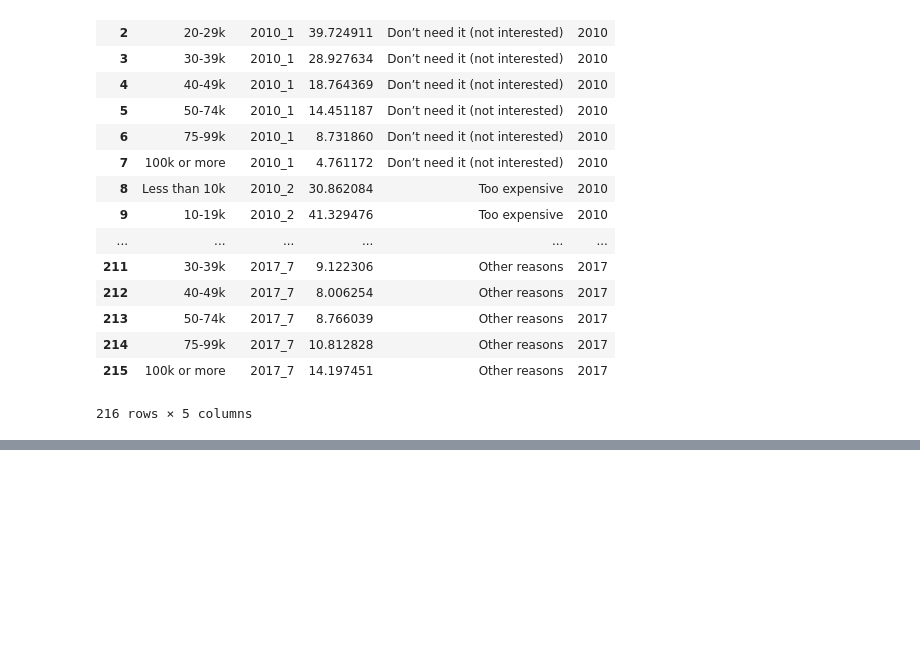
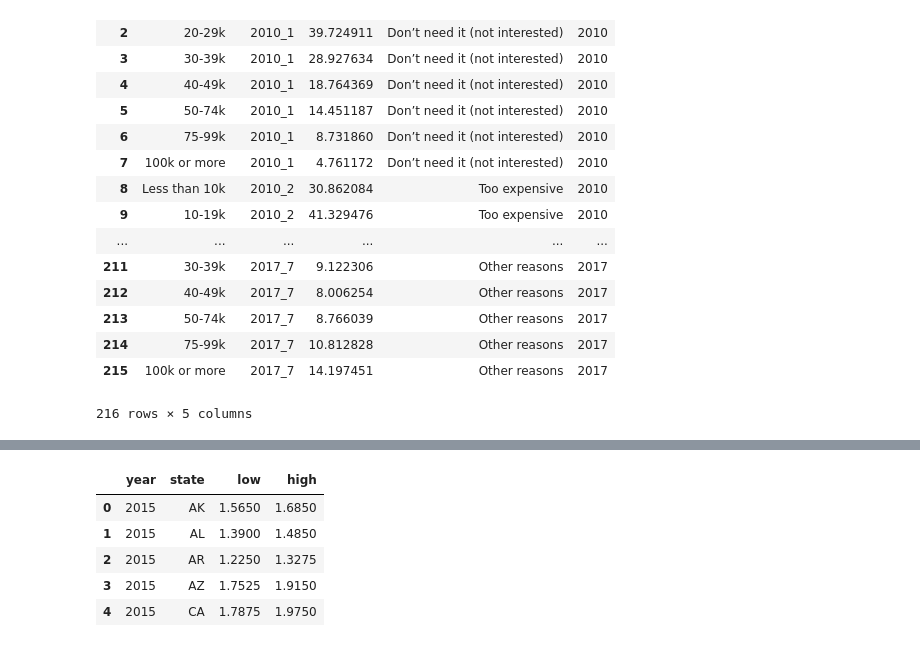
Before and after one commit to raubsaurier/si649_group_project, a Jupyter notebook: 649-EDA/649-EDA-digital-divide.ipynb, the cells around one changed output, grey strips where cells are left out. Cells and saved outputs as stored; diff of their text form; code cells hidden in the pictures; blank space fills up the shorter version.

Commit message:
add code for making us maps
code that can make us map visualizations of the comparisons between state and nationa internet access

```diff
--- a/649-EDA/649-EDA-digital-divide.ipynb
+++ b/649-EDA/649-EDA-digital-divide.ipynb
@@ -201,6 +212,15 @@ household_debt['state'] = household_debt['state_fips'].map(map_state_fips)
 household_debt_subset = household_debt.loc[household_debt['year'].isin([2015, 2016, 2017])]
 # %%
 household_debt_subset = household_debt_subset[['year','state','low','high']].groupby(['year','state']).mean().reset_index()
+# %%
+household_debt_subset.head()
+# %% [output]
+|  | year | state | low | high |
+| 0 | 2015 | AK | 1.5650 | 1.6850 |
+| 1 | 2015 | AL | 1.3900 | 1.4850 |
+| 2 | 2015 | AR | 1.2250 | 1.3275 |
+| 3 | 2015 | AZ | 1.7525 | 1.9150 |
+| 4 | 2015 | CA | 1.7875 | 1.9750 |
 # %%
 fig = px.choropleth(household_debt_subset.loc[household_debt_subset['year'] == 2015],  # Input Pandas DataFrame
                     locations="state",  # DataFrame column with locations # DataFrame column with color values
```
Also changed, not shown: parts of 8 cells of this notebook, 7 other files.
